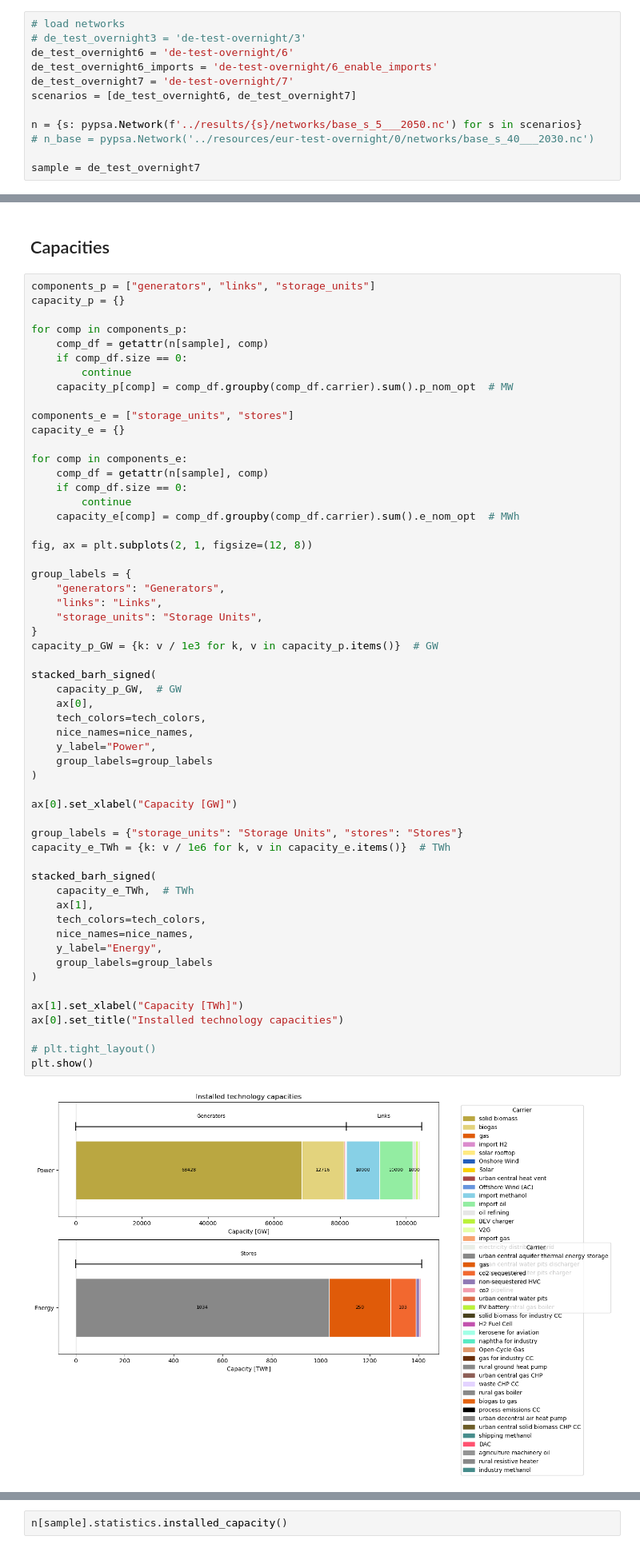
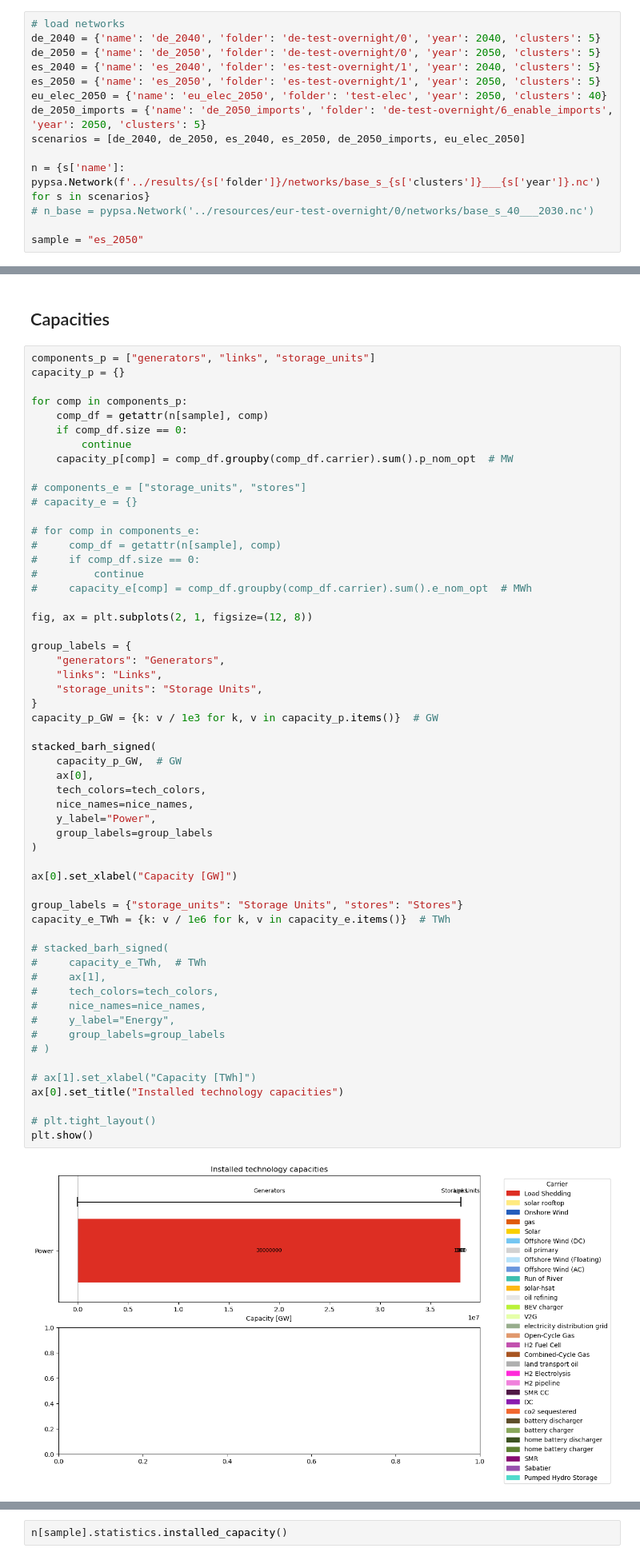
Before and after one commit to ayshaC/pypsa-eur, a Jupyter notebook: analysis/graph_network.ipynb, the cells around one changed output, grey strips where cells are left out. Shown at 80% size. Saved outputs shown, nothing was run; the diff lists cells and outputs as text.

```diff
--- a/analysis/graph_network.ipynb
+++ b/analysis/graph_network.ipynb
@@ -12,14 +12,16 @@ tech_colors = pypsa_config["plotting"]["tech_colors"]
 nice_names = pypsa_config["plotting"]["nice_names"]
 # %%
 # load networks
-# de_test_overnight3 = 'de-test-overnight/3'
-de_test_overnight6 = 'de-test-overnight/6'
-de_test_overnight6_imports = 'de-test-overnight/6_enable_imports'
-de_test_overnight7 = 'de-test-overnight/7'
-scenarios = [de_test_overnight6, de_test_overnight7]
+de_2040 = {'name': 'de_2040', 'folder': 'de-test-overnight/0', 'year': 2040, 'clusters': 5}
+de_2050 = {'name': 'de_2050', 'folder': 'de-test-overnight/0', 'year': 2050, 'clusters': 5}
+es_2040 = {'name': 'es_2040', 'folder': 'es-test-overnight/1', 'year': 2040, 'clusters': 5}
+es_2050 = {'name': 'es_2050', 'folder': 'es-test-overnight/1', 'year': 2050, 'clusters': 5}
+eu_elec_2050 = {'name': 'eu_elec_2050', 'folder': 'test-elec', 'year': 2050, 'clusters': 40}
+de_2050_imports = {'name': 'de_2050_imports', 'folder': 'de-test-overnight/6_enable_imports', 'year': 2050, 'clusters': 5}
+scenarios = [de_2040, de_2050, es_2040, es_2050, de_2050_imports, eu_elec_2050]
 
-n = {s: pypsa.Network(f'../results/{s}/networks/base_s_5___2050.nc') for s in scenarios}
+n = {s['name']: pypsa.Network(f'../results/{s['folder']}/networks/base_s_{s['clusters']}___{s['year']}.nc') for s in scenarios}
 # n_base = pypsa.Network('../resources/eur-test-overnight/0/networks/base_s_40___2030.nc')
 
-sample = de_test_overnight7
+sample = "es_2050"
 # %% [output]
@@ -741,51 +817,51 @@ for comp in components_p:
         continue
     capacity_p[comp] = comp_df.groupby(comp_df.carrier).sum().p_nom_opt  # MW
 
-components_e = ["storage_units", "stores"]
-capacity_e = {}
+# components_e = ["storage_units", "stores"]
+# capacity_e = {}
 
-for comp in components_e:
-    comp_df = getattr(n[sample], comp)
-    if comp_df.size == 0:
-        continue
-    capacity_e[comp] = comp_df.groupby(comp_df.carrier).sum().e_nom_opt  # MWh
+# for comp in components_e:
+#     comp_df = getattr(n[sample], comp)
+#     if comp_df.size == 0:
+#         continue
+#     capacity_e[comp] = comp_df.groupby(comp_df.carrier).sum().e_nom_opt  # MWh
 
 fig, ax = plt.subplots(2, 1, figsize=(12, 8))
 
 group_labels = {
     "generators": "Generators",
     "links": "Links",
     "storage_units": "Storage Units",
 }
 capacity_p_GW = {k: v / 1e3 for k, v in capacity_p.items()}  # GW
 
 stacked_barh_signed(
     capacity_p_GW,  # GW
     ax[0],
     tech_colors=tech_colors,
     nice_names=nice_names,
     y_label="Power",
     group_labels=group_labels
 )
 
 ax[0].set_xlabel("Capacity [GW]")
 
 group_labels = {"storage_units": "Storage Units", "stores": "Stores"}
 capacity_e_TWh = {k: v / 1e6 for k, v in capacity_e.items()}  # TWh
 
-stacked_barh_signed(
-    capacity_e_TWh,  # TWh
-    ax[1],
-    tech_colors=tech_colors,
-    nice_names=nice_names,
-    y_label="Energy",
-    group_labels=group_labels
-)
+# stacked_barh_signed(
+#     capacity_e_TWh,  # TWh
+#     ax[1],
+#     tech_colors=tech_colors,
+#     nice_names=nice_names,
+#     y_label="Energy",
+#     group_labels=group_labels
+# )
 
-ax[1].set_xlabel("Capacity [TWh]")
+# ax[1].set_xlabel("Capacity [TWh]")
 ax[0].set_title("Installed technology capacities")
 
 # plt.tight_layout()
 plt.show()
 # %% [output]
-[figure, old version]
+[figure, new version]
```
Also changed, not shown: parts of 80 cells of this notebook, 4 other files.
